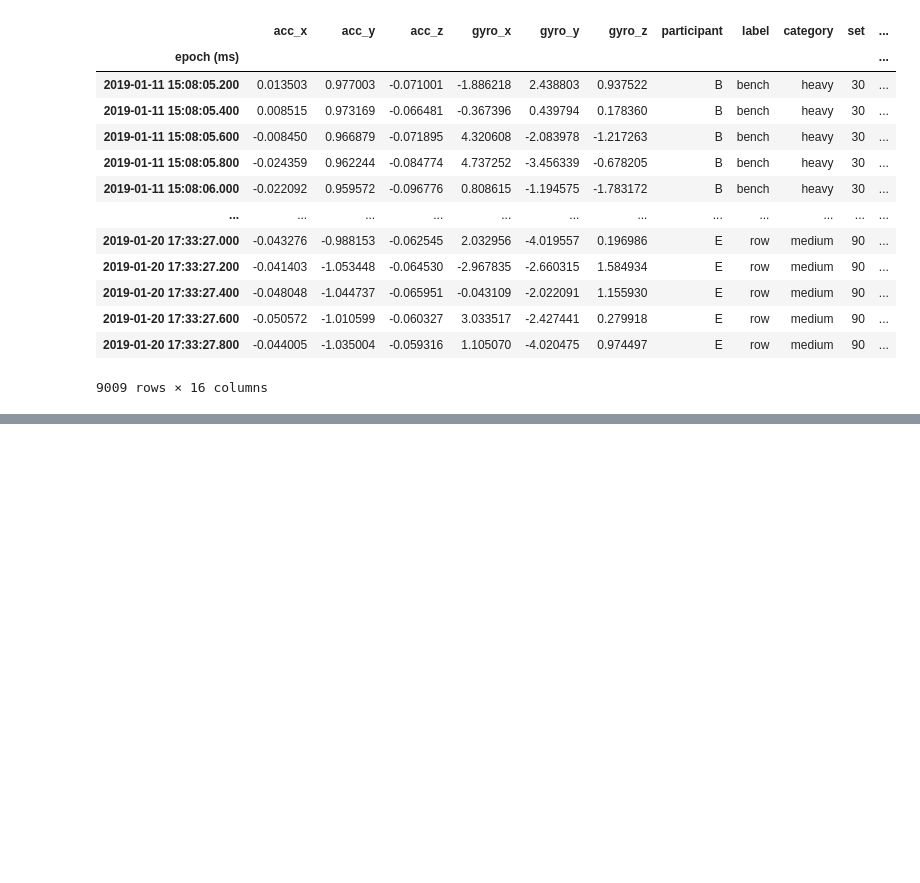
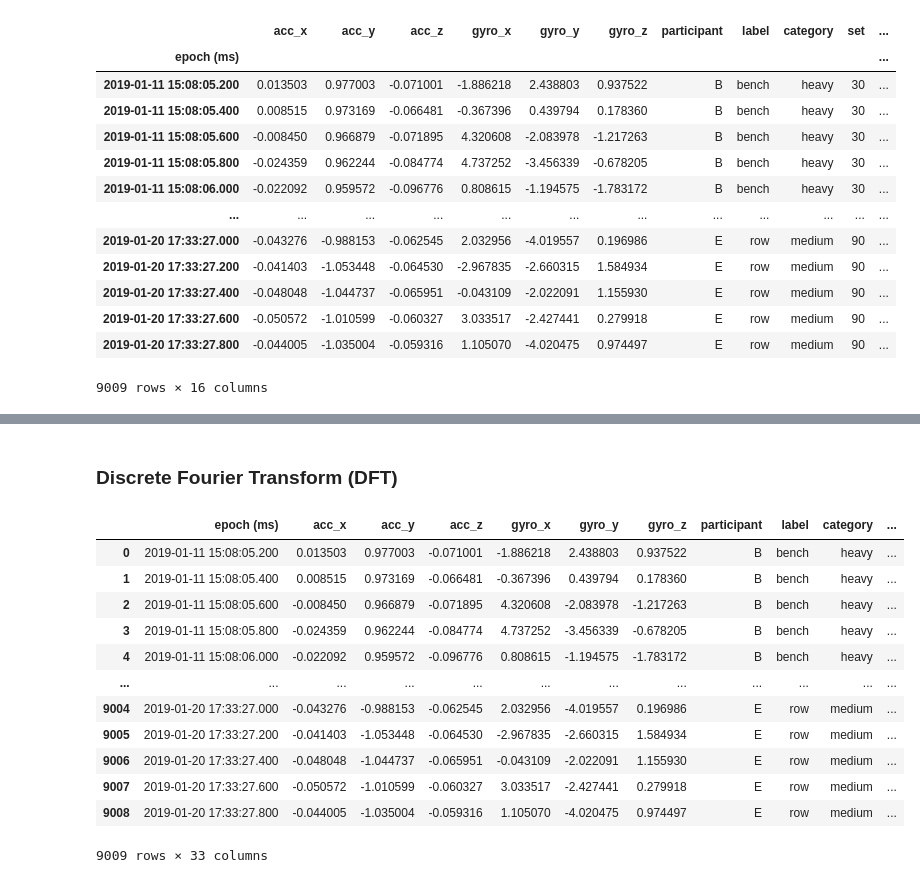
Before and after one commit to richikraj30/Fitness-tracker-ML, a Jupyter notebook: notebooks/feature_engineering.ipynb, the cells around one changed output, grey strips where cells are left out. Cells and saved outputs as stored; diff of their text form; code cells hidden in the pictures; blank space fills up the shorter version.

```diff
--- a/notebooks/feature_engineering.ipynb
+++ b/notebooks/feature_engineering.ipynb
@@ -388,0 +503,19 @@ df_squared
+# %% [markdown]
+### Discrete Fourier Transform (DFT)
+# %%
+df_freq = df_temporal.copy().reset_index()
+df_freq
+# %% [output]
+|  | epoch (ms) | acc_x | acc_y | acc_z | gyro_x | gyro_y | gyro_z | participant | label | category | ... |
+| 0 | 2019-01-11 15:08:05.200 | 0.013503 | 0.977003 | -0.071001 | -1.886218 | 2.438803 | 0.937522 | B | bench | heavy | ... |
+| 1 | 2019-01-11 15:08:05.400 | 0.008515 | 0.973169 | -0.066481 | -0.367396 | 0.439794 | 0.178360 | B | bench | heavy | ... |
+| 2 | 2019-01-11 15:08:05.600 | -0.008450 | 0.966879 | -0.071895 | 4.320608 | -2.083978 | -1.217263 | B | bench | heavy | ... |
+| 3 | 2019-01-11 15:08:05.800 | -0.024359 | 0.962244 | -0.084774 | 4.737252 | -3.456339 | -0.678205 | B | bench | heavy | ... |
+| 4 | 2019-01-11 15:08:06.000 | -0.022092 | 0.959572 | -0.096776 | 0.808615 | -1.194575 | -1.783172 | B | bench | heavy | ... |
+| ... | ... | ... | ... | ... | ... | ... | ... | ... | ... | ... | ... |
+| 9004 | 2019-01-20 17:33:27.000 | -0.043276 | -0.988153 | -0.062545 | 2.032956 | -4.019557 | 0.196986 | E | row | medium | ... |
+| 9005 | 2019-01-20 17:33:27.200 | -0.041403 | -1.053448 | -0.064530 | -2.967835 | -2.660315 | 1.584934 | E | row | medium | ... |
+| 9006 | 2019-01-20 17:33:27.400 | -0.048048 | -1.044737 | -0.065951 | -0.043109 | -2.022091 | 1.155930 | E | row | medium | ... |
+| 9007 | 2019-01-20 17:33:27.600 | -0.050572 | -1.010599 | -0.060327 | 3.033517 | -2.427441 | 0.279918 | E | row | medium | ... |
+| 9008 | 2019-01-20 17:33:27.800 | -0.044005 | -1.035004 | -0.059316 | 1.105070 | -4.020475 | 0.974497 | E | row | medium | ... |
+9009 rows × 33 columns
```
Also changed, not shown: parts of 22 cells of this notebook, 1 other file.
